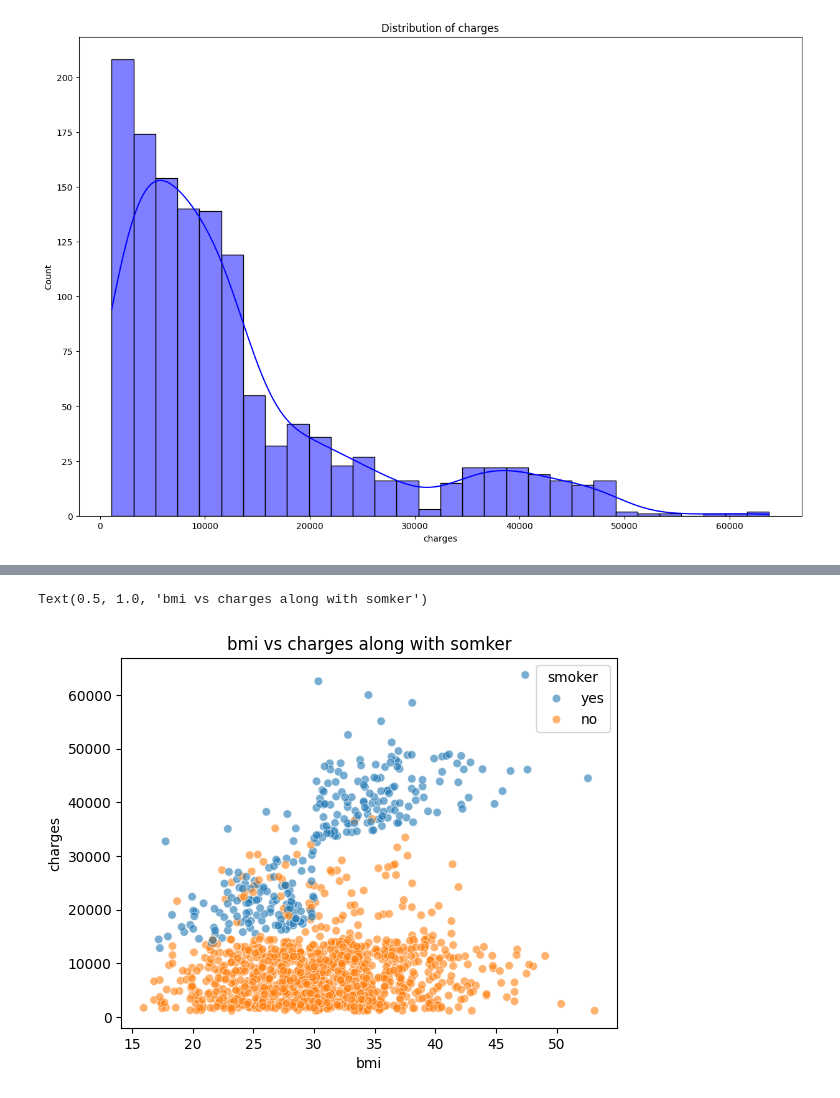
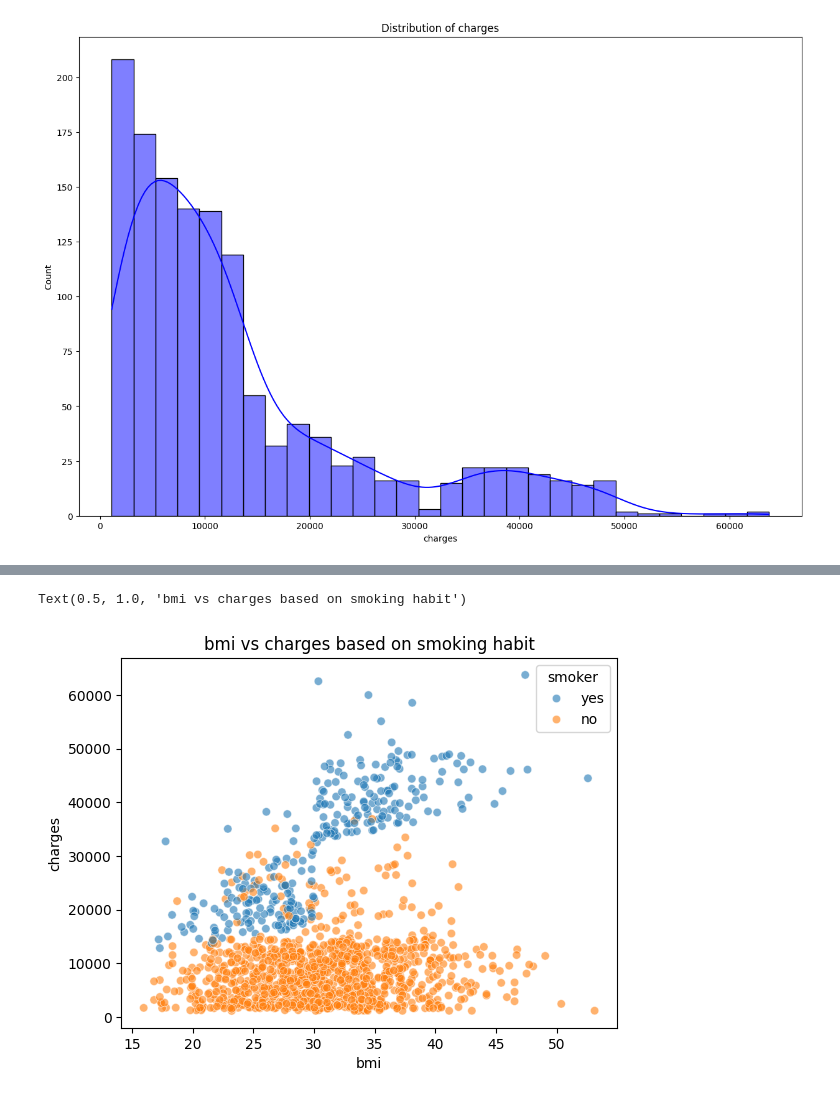
Before and after one commit to sarthakactuary/Actuarial_Analysis_on_Medical_Cost_Data, a Jupyter notebook: Working.ipynb, the cells around one changed output, grey strips where cells are left out. Cells and saved outputs as stored; diff of their text form; code cells hidden in the pictures.

```diff
--- a/Working.ipynb
+++ b/Working.ipynb
@@ -108,8 +91,8 @@ Text(0.5, 1.0, 'Age vs Charges scatterplot')
 # %%
 sns.scatterplot(data=df,x='bmi',y='charges',hue = 'smoker',alpha = 0.6)
-plt.title("bmi vs charges along with somker")
+plt.title("bmi vs charges based on smoking habit")
 # %% [output]
-Text(0.5, 1.0, 'bmi vs charges along with somker')
+Text(0.5, 1.0, 'bmi vs charges based on smoking habit')
-[figure, old version]
+[figure, new version]
 # %%
 sns.boxplot(x='smoker',y='charges',data=df)
```
Also changed, not shown: parts of 18 cells of this notebook, 8 other files.
